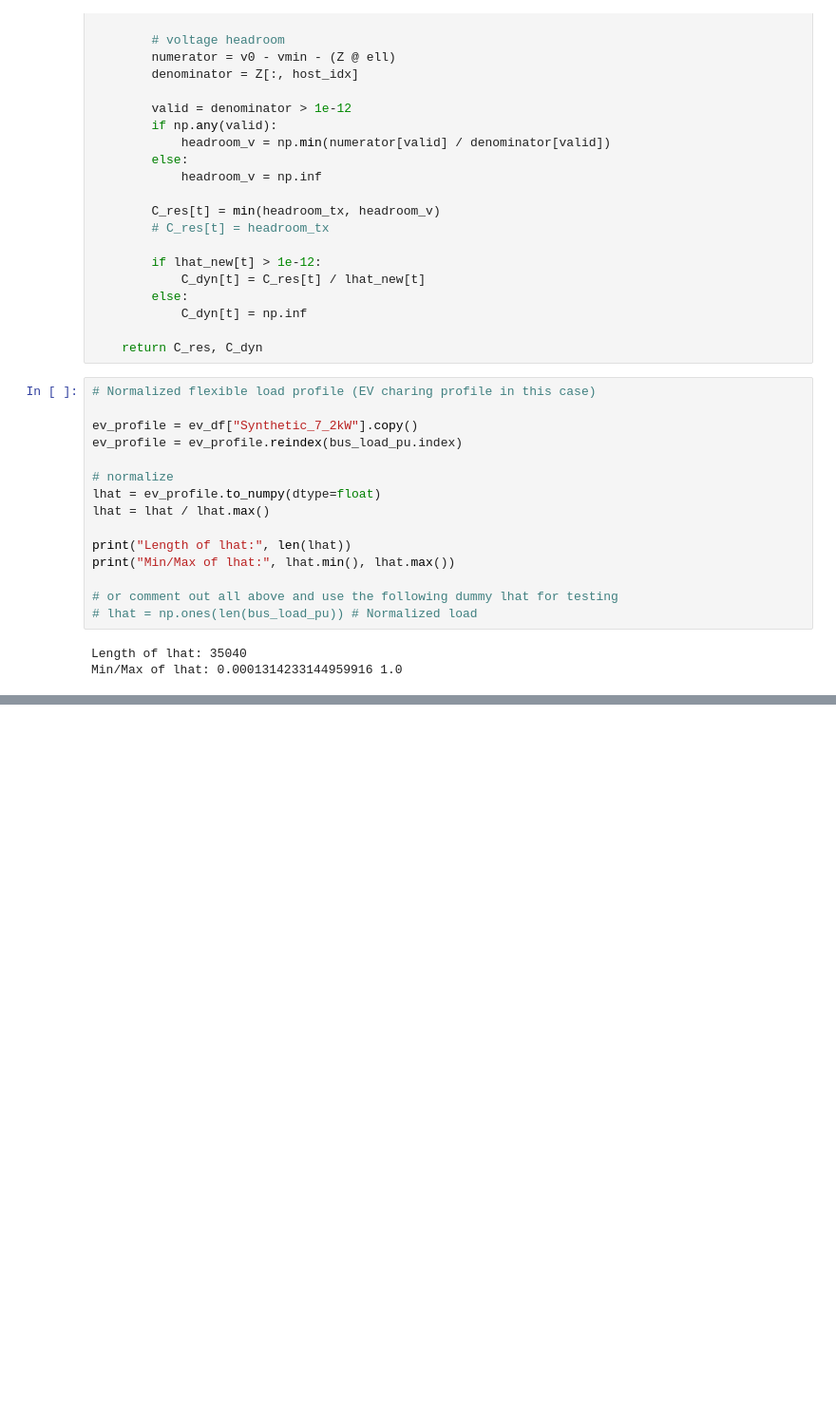
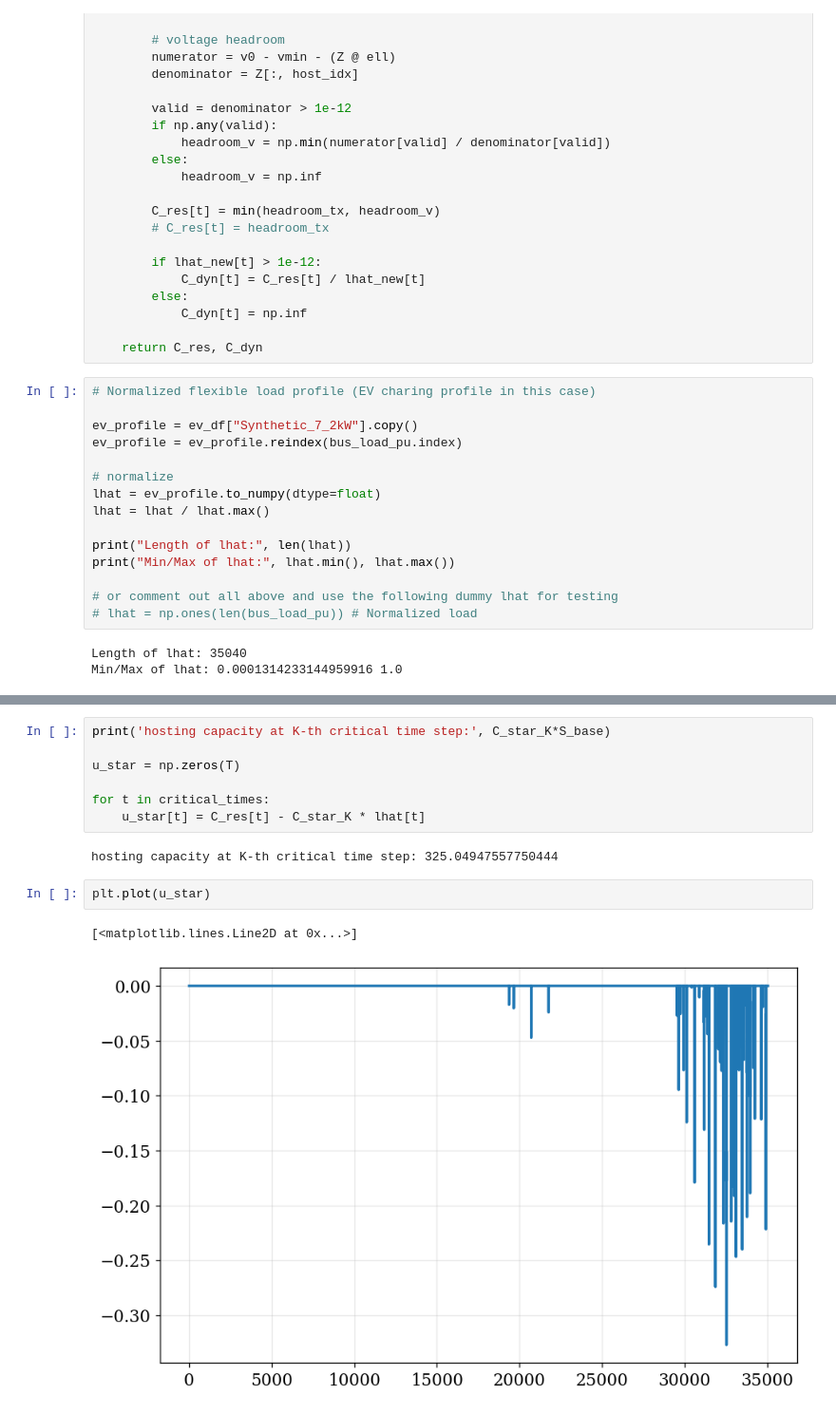
Before and after one commit to gcsarker/dynamic_hosting, a Jupyter notebook: Intervention_test.ipynb, the cells around one changed output, grey strips where cells are left out. Shown at 95% size. Saved outputs shown, nothing was run; the diff lists cells and outputs as text; blank space fills up the shorter version.

```diff
--- a/Intervention_test.ipynb
+++ b/Intervention_test.ipynb
@@ -339,0 +415,14 @@ Min/Max of lhat: 0.0001314233144959916 1.0
+# %%
+print('hosting capacity at K-th critical time step:', C_star_K*S_base)
+
+u_star = np.zeros(T)
+
+for t in critical_times:
+    u_star[t] = C_res[t] - C_star_K * lhat[t]
+# %% [output]
+hosting capacity at K-th critical time step: 325.04947557750444
+# %%
+plt.plot(u_star)
+# %% [output]
+[<matplotlib.lines.Line2D at 0x...>]
+[figure, added]
```
Also changed, not shown: parts of 43 cells of this notebook, 5 other files.
